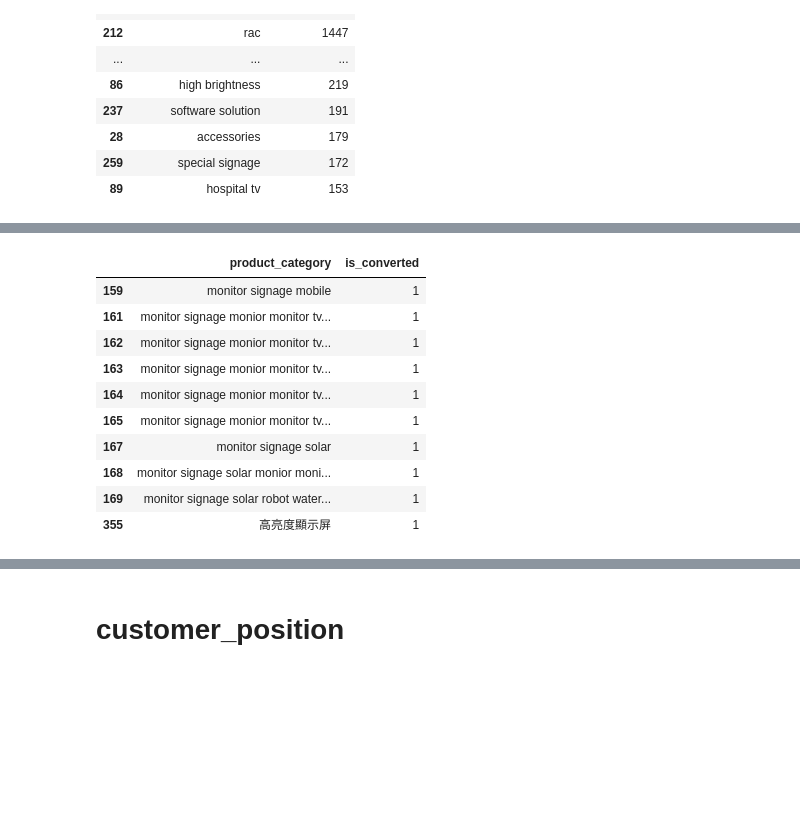
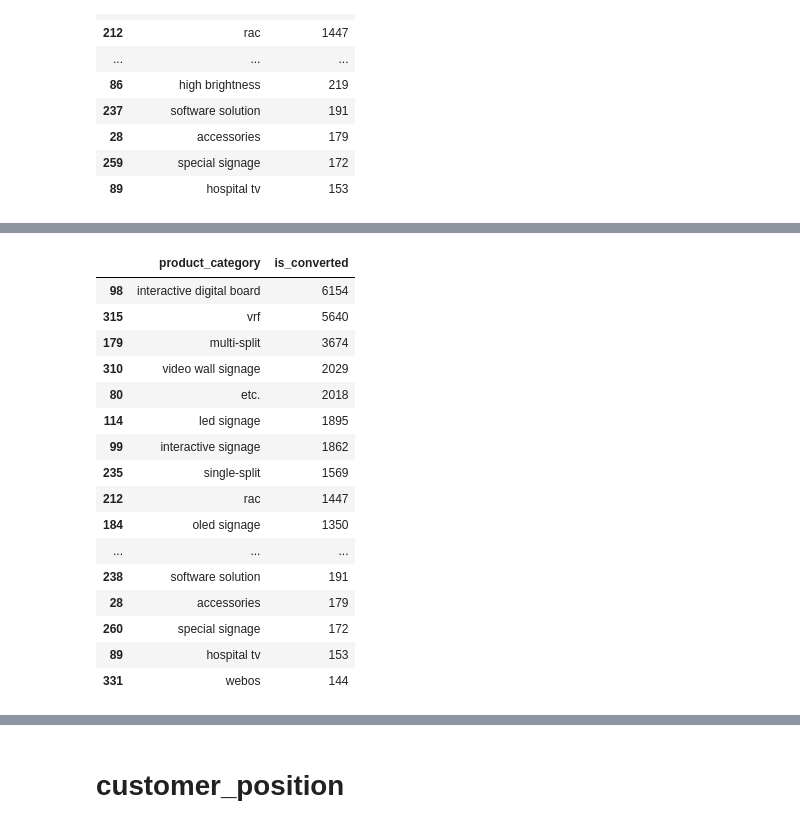
Before and after one commit to Hyeonjun-Heo/LG_AImers_4th, a Jupyter notebook: practice/team.ipynb, the cells around one changed output, grey strips where cells are left out. Cells and saved outputs as stored; diff of their text form; code cells hidden in the pictures; blank space fills up the shorter version.

```diff
--- a/practice/team.ipynb
+++ b/practice/team.ipynb
@@ -567,14 +711,23 @@ grouped_df[:30]
 # %%
-grouped_df[-10:]
+# 그룹으로 묶어 카테고리별 데이터 수 확인
+grouped_df = df.groupby('product_category')['is_converted'].count().reset_index()
+grouped_df = grouped_df.sort_values(by='is_converted', ascending=False)
+grouped_df[:30]
 # %% [output]
 |  | product_category | is_converted |
-| 159 | monitor signage mobile | 1 |
-| 161 | monitor signage monior monitor tv... | 1 |
-| 162 | monitor signage monior monitor tv... | 1 |
-| 163 | monitor signage monior monitor tv... | 1 |
-| 164 | monitor signage monior monitor tv... | 1 |
-| 165 | monitor signage monior monitor tv... | 1 |
-| 167 | monitor signage solar | 1 |
-| 168 | monitor signage solar monior moni... | 1 |
-| 169 | monitor signage solar robot water... | 1 |
-| 355 | 高亮度顯示屏 | 1 |
+| 98 | interactive digital board | 6154 |
+| 315 | vrf | 5640 |
+| 179 | multi-split | 3674 |
+| 310 | video wall signage | 2029 |
+| 80 | etc. | 2018 |
+| 114 | led signage | 1895 |
+| 99 | interactive signage | 1862 |
+| 235 | single-split | 1569 |
+| 212 | rac | 1447 |
+| 184 | oled signage | 1350 |
+| ... | ... | ... |
+| 238 | software solution | 191 |
+| 28 | accessories | 179 |
+| 260 | special signage | 172 |
+| 89 | hospital tv | 153 |
+| 331 | webos | 144 |
```
Also changed, not shown: parts of 38 cells of this notebook.
